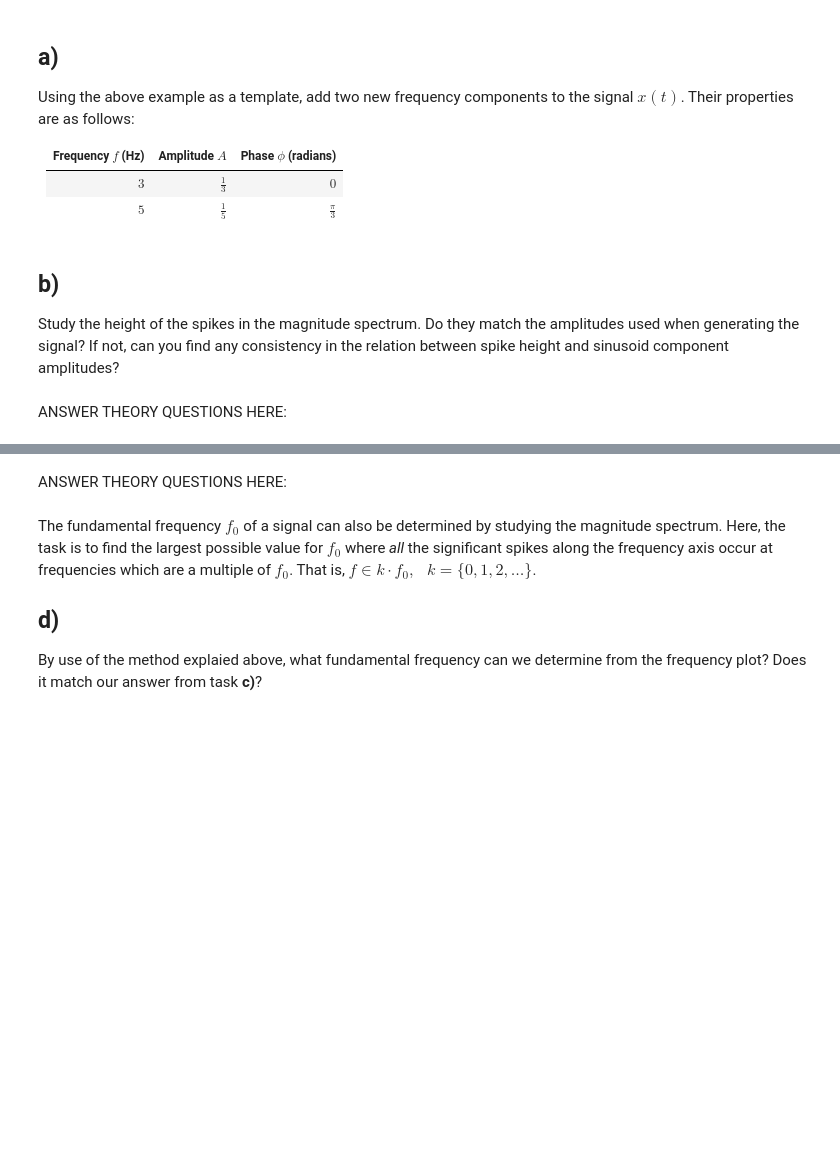
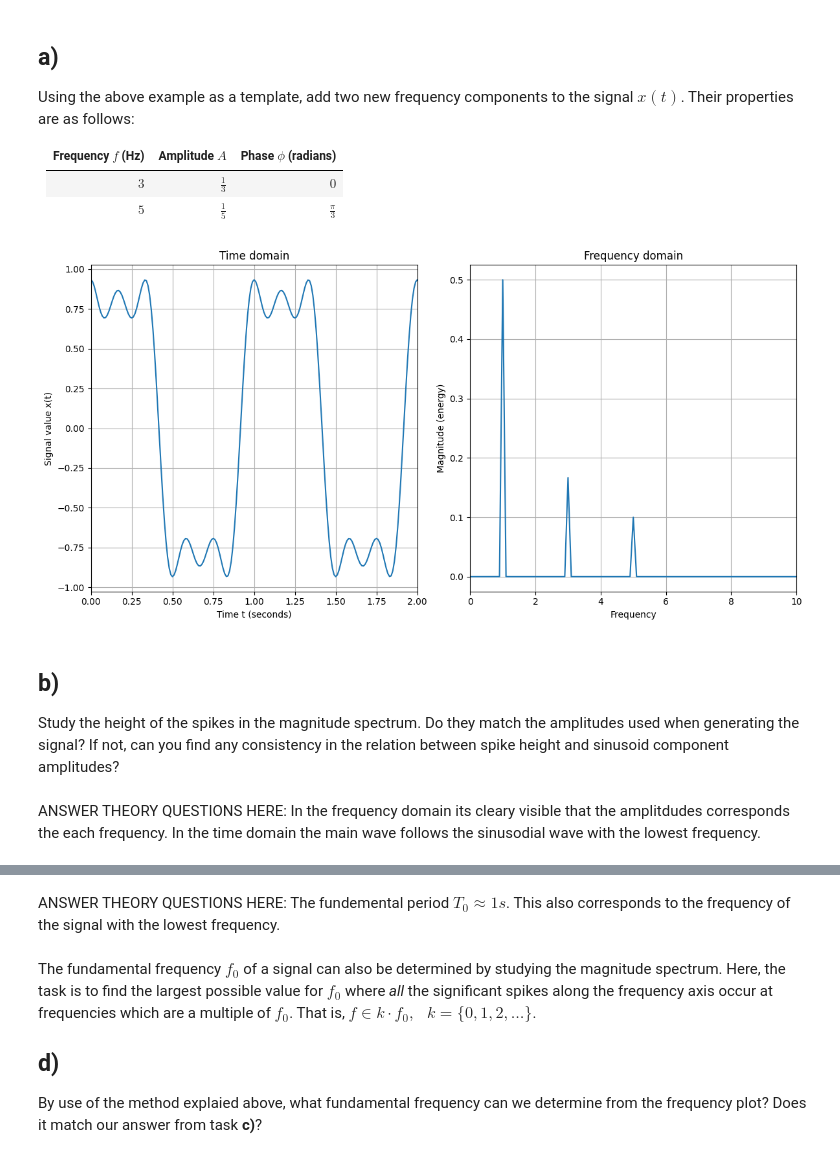
Before and after one commit to kaierih/AIS2201_Exercises, a Jupyter notebook: Exercise_1/3_sinusoids.ipynb, the cells around one changed output, grey strips where cells are left out. Saved outputs shown, nothing was run; the diff lists cells and outputs as text; code cells hidden in the pictures; blank space fills up the shorter version.

```diff
--- a/Exercise_1/3_sinusoids.ipynb
+++ b/Exercise_1/3_sinusoids.ipynb
@@ -56,12 +58,47 @@ Using the above example as a template, add two new frequency components to the s
 |---|---|---|
 |$3$|$\frac{1}{3}$|$0$|
 |$5$|$\frac{1}{5}$|$\frac{\pi}{3}$|
+# %%
+# Generate Signal!
+A2 = 1/3   # Amplitude
+F2 = 3   # Wave frequency
+phi2 = 0  # Phase
+xt1 = A2*np.cos(2*np.pi*F2*t+phi2) # Create sinusoid signal
+
+# Generate Signal!
+A3 = 1/5   # Amplitude
+F3 = 5   # Wave frequency
+phi3 = np.pi/3  # Phase
+xt2 = A3*np.cos(2*np.pi*F3*t+phi3) # Create sinusoid signal
+
+newXt = xt.copy() + xt1.copy() + xt2.copy()
+
+plt.figure(figsize=(12,6)) # Create "blank" figue of specified size
+
+# PLot sinusoid in time domain
+plt.subplot(1,2,1)
+plt.plot(t, newXt)
+plt.xlim([0, T/10]) # Zoom in on x-axis
+plt.xlabel("Time t (seconds)")
+plt.ylabel("Signal value x(t)")
+plt.title("Time domain")
+plt.grid(True)
+plt.subplot(1,2,2)
+
+# Plot sinusoid in frequency domain
+plt.magnitude_spectrum(newXt, fs) # argument 'fs' required for x-axis to represent Hertz(Hz)
+plt.xlim([0, fs/10]) # Zoom in on x-axis
+plt.title("Frequency domain")
+plt.grid(True)
+plt.tight_layout() # Make room for axis labels
+# %% [output]
+[figure, added]
 # %% [markdown]
 ## b)
 
 Study the height of the spikes in the magnitude spectrum. Do they match the amplitudes used when generating the signal? If not, can you find any consistency in the relation between spike height and sinusoid component amplitudes?
 # %% [markdown]
-ANSWER THEORY QUESTIONS HERE:
+ANSWER THEORY QUESTIONS HERE: In the frequency domain its cleary visible that the amplitdudes corresponds the each frequency. In the time domain the main wave follows the sinusodial wave with the lowest frequency.
 # %% [markdown]
 For any periodic signal, the ***fundamental frequency*** $f_0 = \frac{1}{T_0}$ is defined as the number of times a given signal pattern repeats itself *exactly* during the ocurse of one second. An intuitive approach to measuring the fundamental frequency is measuring the *fundamental period* $T_0$ (i.e. the distance along the time axis until a wave pattern repeats) as shown in the figure below.
 
@@ -78,7 +115,7 @@ While signals in encountered in the real world seldom are $100\%$ periodic, audi
 
 Study the time series plot of the signalfrom task **a)**. What is the fundamental period $T_0$?
 # %% [markdown]
-ANSWER THEORY QUESTIONS HERE:
+ANSWER THEORY QUESTIONS HERE: The fundemental period $T_0 \approx 1s$. This also corresponds to the frequency of the signal with the lowest frequency.
 # %% [markdown]
 The fundamental frequency $f_0$ of a signal can also be determined by studying the magnitude spectrum. Here, the task is to find the largest possible value for $f_0$ where *all* the significant spikes along the frequency axis occur at frequencies which are a multiple of $f_0$. That is, $f \in k \cdot f_0, \ \ \ k = \{0, 1, 2, \ldots \}$.
 
```
Also changed, not shown: parts of 2 cells of this notebook, 1 other file.
